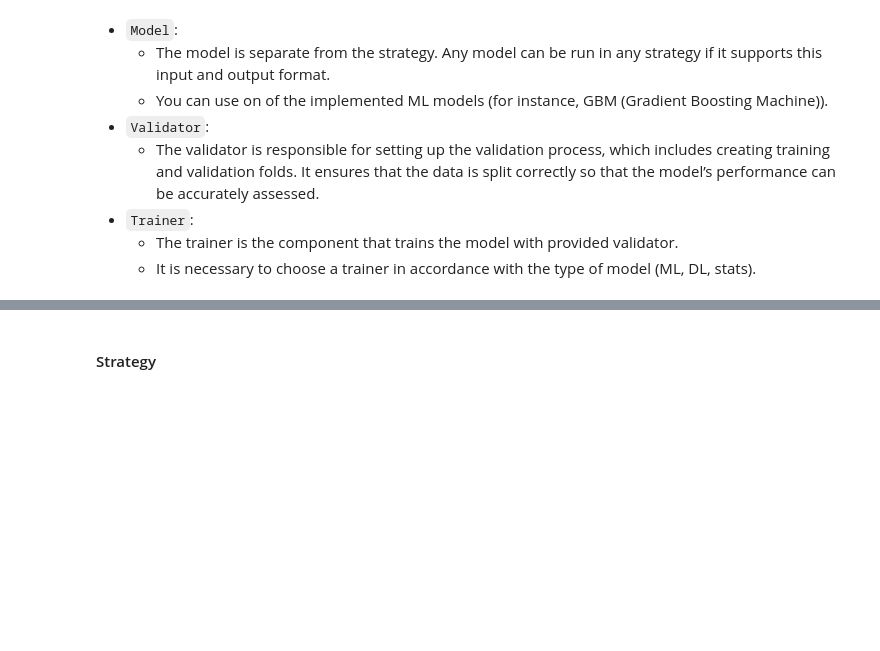
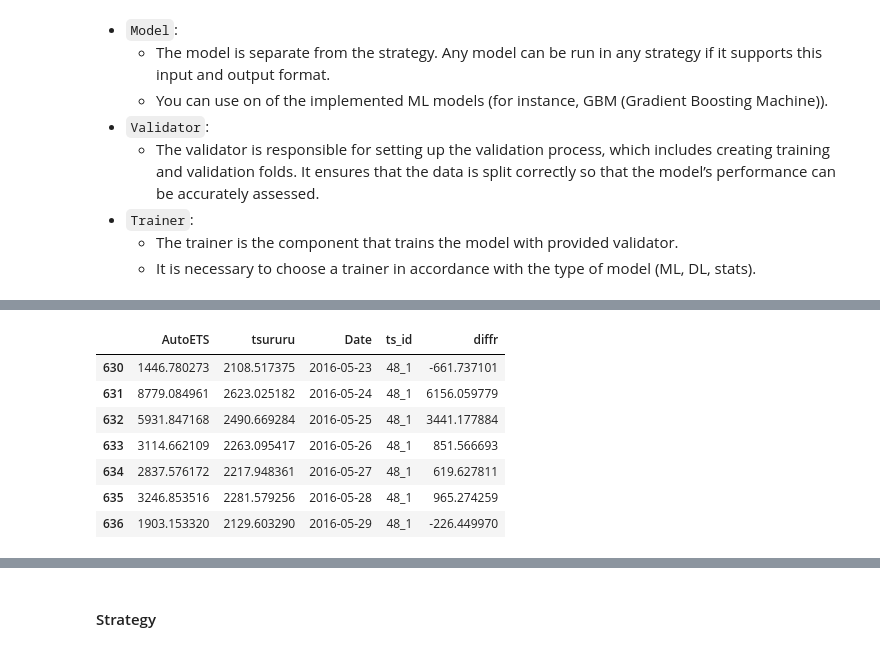
Before and after one commit to sb-ai-lab/tsururu, a Jupyter notebook: Tutorial_3_StatModels.ipynb, the cells around one changed output, grey strips where cells are left out. Cells and saved outputs as stored; diff of their text form; code cells hidden in the pictures; blank space fills up the shorter version.

```diff
--- a/Tutorial_3_StatModels.ipynb
+++ b/Tutorial_3_StatModels.ipynb
@@ -354,0 +408,12 @@ ValueError: cannot reshape array of size 1442 into shape (0,)
+# %%
+etstest=big_diff[big_diff.ts_id=='48_1']
+etstest
+# %% [output]
+|  | AutoETS | tsururu | Date | ts_id | diffr |
+| 630 | 1446.780273 | 2108.517375 | 2016-05-23 | 48_1 | -661.737101 |
+| 631 | 8779.084961 | 2623.025182 | 2016-05-24 | 48_1 | 6156.059779 |
+| 632 | 5931.847168 | 2490.669284 | 2016-05-25 | 48_1 | 3441.177884 |
+| 633 | 3114.662109 | 2263.095417 | 2016-05-26 | 48_1 | 851.566693 |
+| 634 | 2837.576172 | 2217.948361 | 2016-05-27 | 48_1 | 619.627811 |
+| 635 | 3246.853516 | 2281.579256 | 2016-05-28 | 48_1 | 965.274259 |
+| 636 | 1903.153320 | 2129.603290 | 2016-05-29 | 48_1 | -226.449970 |
```
Also changed, not shown: parts of 17 cells of this notebook, 5 other files.
